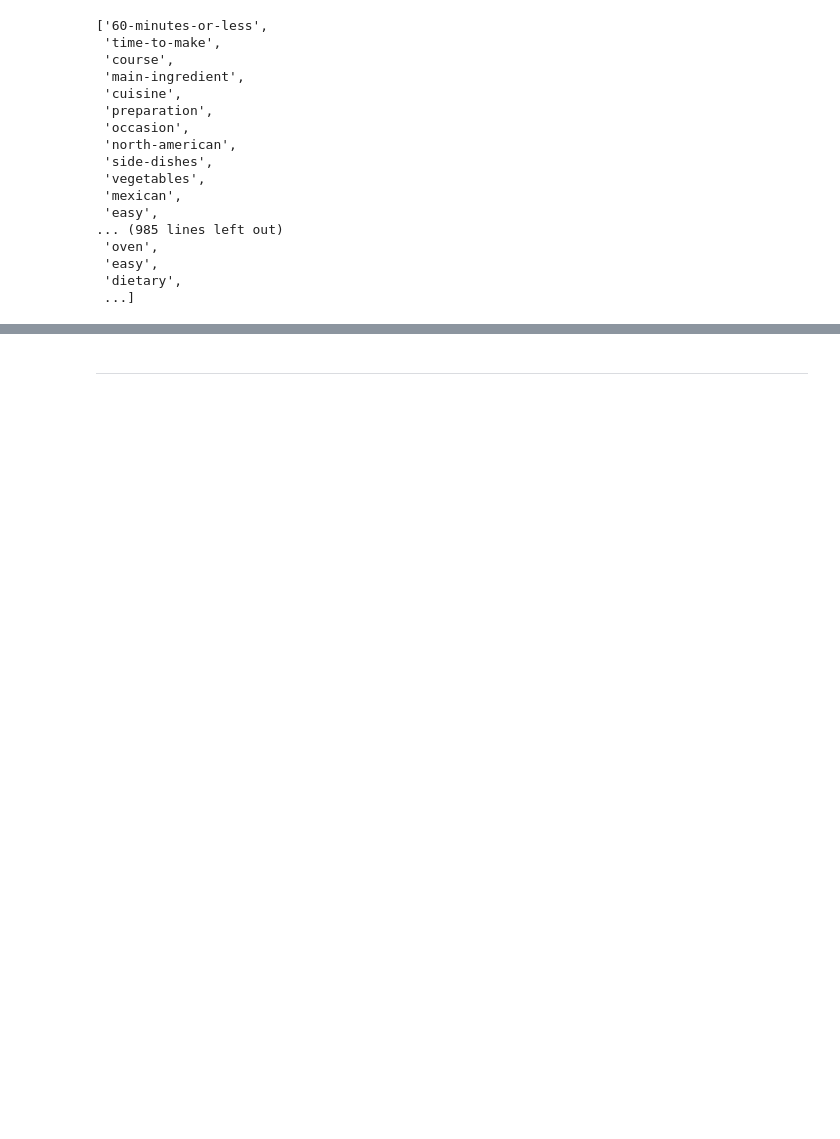
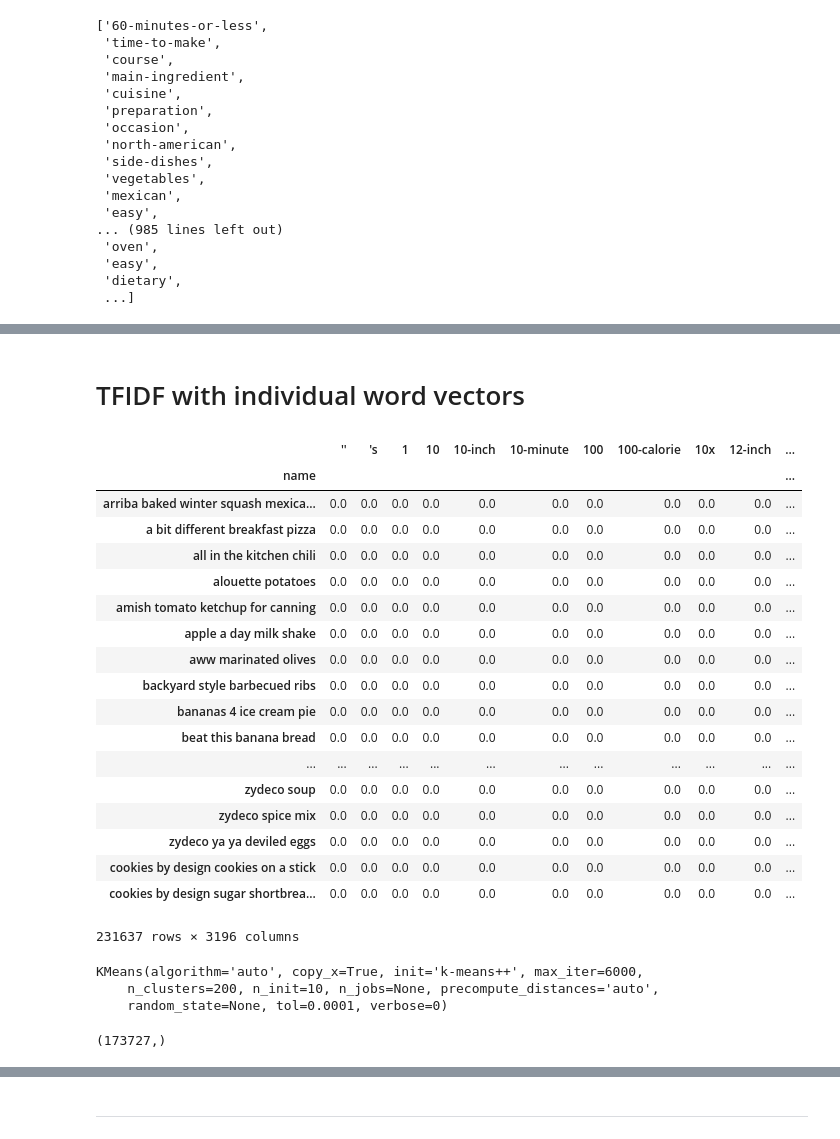
Before and after one commit to AaronWChen/suggest_recipe, a Jupyter notebook: python/eda_nb.ipynb, the cells around one changed output, grey strips where cells are left out. Drawn from its saved outputs; the diff is of its cells as text; code cells hidden in the pictures; blank space fills up the shorter version.

Commit message:
Pause work with food.com

```diff
--- a/python/eda_nb.ipynb
+++ b/python/eda_nb.ipynb
@@ -137,5 +175,30 @@ unhelpful = ['fresh', 'ripe', 'cracked', 'cooking', 'coarse', 'light',
+# %%
+brands = ['rotel', 'absolut', 'betty crocker', 'jello', 'diana', 'ener-g',
+          'del-monte', "hunt's", 'martha', 'goya', 'cracker barrel',
+          'hamburger helper', "mccormick's", 'pepperidge farm', 'knorr',
+          'godiva', 'hidden valley', 'tabasco', 'branston', "kellogg's",
+          'hodgson mill', 'kraft', 'johnsonville', 'jim beam', 'mccormick',
+          'equal', 'jell-o', 'jimmy dean', 'country bob', "smucker's",
+          'toblerone', 'gerber', 'nestle', 'nestl', 'malt-o-meal', 'triscuit',
+          'ragu', 'campbell', 'hormel', 'earth balance', 'pillsbury',
+          "bird's eye", "campbell's", "betty crocker's", 'gold medal',
+          'crystal light', 'milnot', "land o' lakes", 'herb-ox', 'quaker',
+          'coffee-mate', 'contadina', 'j&d', 'fantastic foods', 'bacardi',
+          'eckrich', 'little smokies', 'snickers', 'ortega', 'bayou blast',
+          "annie's", 'mrs. dash', 'mori-nu', 'old el paso', 'original supreme',
+          'morton', 'nabisco', 'rice-a-roni', 'stolichnaya', "lawry's",
+          'st. germain', "eggland's best", 'club house "lagrille"', 'hostess',
+          'giada de laurentiis genovese', '*available in most target stores',
+          'jarlsberg', 'pillsbury plus', 'ro-tel', 'pillsbury grands',
+          'shilling', 'hershey', 'hershey carb alternatives', 'pasta roni',
+          'pastaroni', 'torani', 'v8', 'v8 fusion', 'ghiradelli', 'oscar mayer',
+          "bird's", 'smithfield', 'cadbury', 'sun-maid', 'karo',
+          'wishbone deluxe', 'vochelle', 'laughing cow', 'omega', 'stirrings',
+          'duncan hines', 'barilla',
+         ]
 # %%
 stopwords_list = stopwords.words('english')
 stopwords_list += list(string.punctuation)
 stopwords_list += unhelpful
+stopwords_list += brands
 lemmatizer = WordNetLemmatizer()
@@ -299,11 +260,15 @@ big_list[0]
 # %%
 token_recipes = []
+bigram_recipes = []
+trigram_recipes = []
 for recipe in big_list:
     tokens = [word_tokenize(word) for word in recipe]
     flat_tkns = list(_flatten(tokens))
     stopped_tokens = [w.lower() for w in flat_tkns if w not in stopwords_list]
     lemma_tokens = [lemmatizer.lemmatize(token) for token in stopped_tokens]
     token_recipes.append(lemma_tokens)
+    bigram_recipes.append(list(ngrams(lemma_tokens, 2)))
+    trigram_recipes.append(list(ngrams(lemma_tokens, 3)))
 # %%
 token_recipes
 # %% [output]
@@ -326,0 +332,37 @@ token_recipes
+# %% [markdown]
+# TFIDF with individual word vectors
+# %%
+tfidf = sklearn.feature_extraction.text.TfidfVectorizer(analyzer='word',
+                                                        tokenizer=dummy_fun,
+                                                        preprocessor=dummy_fun,
+                                                        token_pattern=None,
+                                                        stop_words=stopwords_list,
+                                                        min_df=2,
+                                                       )
+tfidf.fit(token_recipes)
+response = tfidf.transform(token_recipes)
+# %%
+nlpskl = pd.DataFrame(response.toarray(),
+                      columns=tfidf.get_feature_names(),
+                      index=df_file['name'])
+nlpskl
+# %% [output]
+|  | '' | 's | 1 | 10 | 10-inch | 10-minute | 100 | 100-calorie | 10x | 12-inch | ... |
+| name |  |  |  |  |  |  |  |  |  |  | ... |
+| arriba baked winter squash mexica... | 0.0 | 0.0 | 0.0 | 0.0 | 0.0 | 0.0 | 0.0 | 0.0 | 0.0 | 0.0 | ... |
+| a bit different breakfast pizza | 0.0 | 0.0 | 0.0 | 0.0 | 0.0 | 0.0 | 0.0 | 0.0 | 0.0 | 0.0 | ... |
+| all in the kitchen chili | 0.0 | 0.0 | 0.0 | 0.0 | 0.0 | 0.0 | 0.0 | 0.0 | 0.0 | 0.0 | ... |
+| alouette potatoes | 0.0 | 0.0 | 0.0 | 0.0 | 0.0 | 0.0 | 0.0 | 0.0 | 0.0 | 0.0 | ... |
+| amish tomato ketchup for canning | 0.0 | 0.0 | 0.0 | 0.0 | 0.0 | 0.0 | 0.0 | 0.0 | 0.0 | 0.0 | ... |
+| apple a day milk shake | 0.0 | 0.0 | 0.0 | 0.0 | 0.0 | 0.0 | 0.0 | 0.0 | 0.0 | 0.0 | ... |
+| aww marinated olives | 0.0 | 0.0 | 0.0 | 0.0 | 0.0 | 0.0 | 0.0 | 0.0 | 0.0 | 0.0 | ... |
+| backyard style barbecued ribs | 0.0 | 0.0 | 0.0 | 0.0 | 0.0 | 0.0 | 0.0 | 0.0 | 0.0 | 0.0 | ... |
+| bananas 4 ice cream pie | 0.0 | 0.0 | 0.0 | 0.0 | 0.0 | 0.0 | 0.0 | 0.0 | 0.0 | 0.0 | ... |
+| beat this banana bread | 0.0 | 0.0 | 0.0 | 0.0 | 0.0 | 0.0 | 0.0 | 0.0 | 0.0 | 0.0 | ... |
+| ... | ... | ... | ... | ... | ... | ... | ... | ... | ... | ... | ... |
+| zydeco soup | 0.0 | 0.0 | 0.0 | 0.0 | 0.0 | 0.0 | 0.0 | 0.0 | 0.0 | 0.0 | ... |
+| zydeco spice mix | 0.0 | 0.0 | 0.0 | 0.0 | 0.0 | 0.0 | 0.0 | 0.0 | 0.0 | 0.0 | ... |
+| zydeco ya ya deviled eggs | 0.0 | 0.0 | 0.0 | 0.0 | 0.0 | 0.0 | 0.0 | 0.0 | 0.0 | 0.0 | ... |
+| cookies by design cookies on a stick | 0.0 | 0.0 | 0.0 | 0.0 | 0.0 | 0.0 | 0.0 | 0.0 | 0.0 | 0.0 | ... |
+| cookies by design sugar shortbrea... | 0.0 | 0.0 | 0.0 | 0.0 | 0.0 | 0.0 | 0.0 | 0.0 | 0.0 | 0.0 | ... |
+231637 rows × 3196 columns
@@ -326,0 +371,7 @@ token_recipes
+# %%
+kmeans = KMeans(n_clusters=200, max_iter=6000, algorithm = 'auto')
+kmeans.fit(train)
+# %% [output]
+KMeans(algorithm='auto', copy_x=True, init='k-means++', max_iter=6000,
+    n_clusters=200, n_init=10, n_jobs=None, precompute_distances='auto',
+    random_state=None, tol=0.0001, verbose=0)
@@ -326,0 +380,4 @@ token_recipes
+# %%
+labels.shape
+# %% [output]
+(173727,)
```
Also changed, not shown: parts of 83 cells of this notebook, 3 other files.
